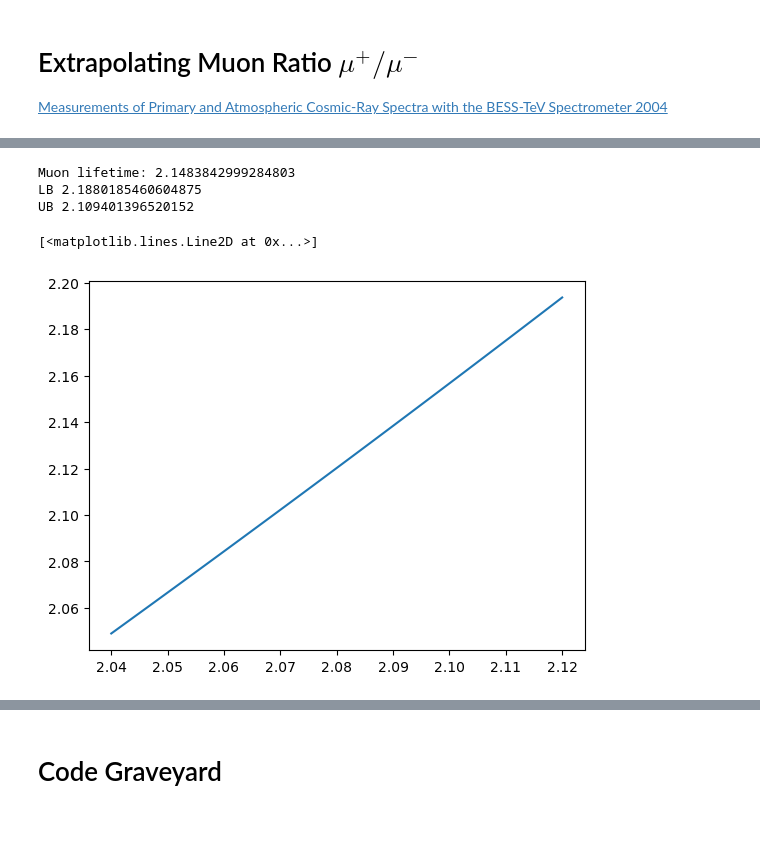
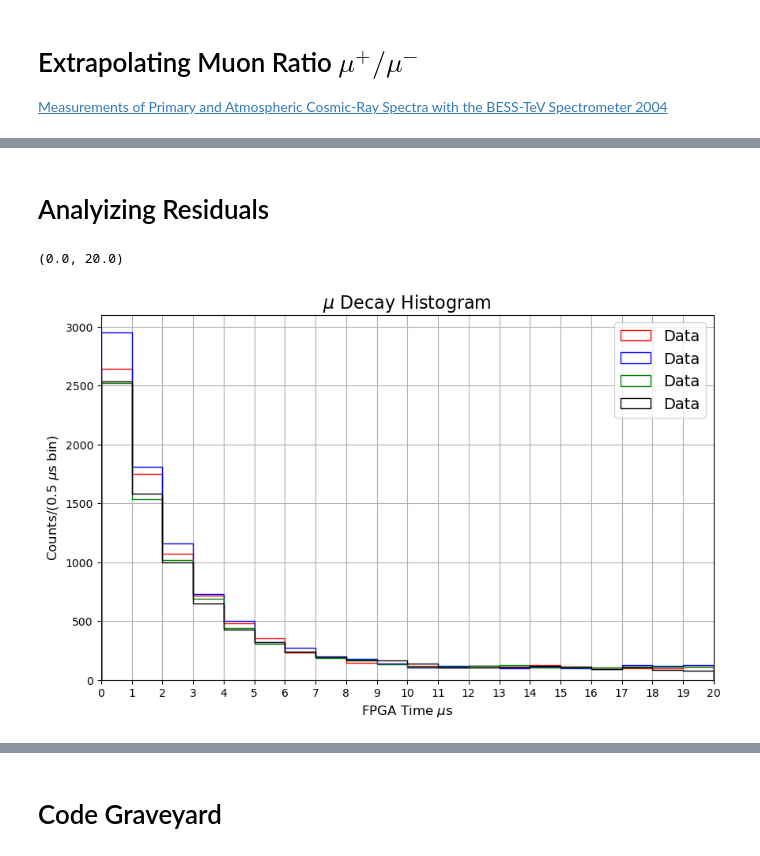
Before and after one commit to KyleTaft/PHY451_Muon_Fall2024, a Jupyter notebook: muon.ipynb, the cells around one changed output, grey strips where cells are left out. Saved outputs shown, nothing was run; the diff lists cells and outputs as text; code cells hidden in the pictures; blank space fills up the shorter version.

```diff
--- a/muon.ipynb
+++ b/muon.ipynb
@@ -19,22 +19,21 @@ def exp(x, N, t, C):
 # %% [markdown]
 ### Reading the data
 # %%
-# Read in data
-# data = np.loadtxt('24-10-17-11-11.data')
-data1 = pd.read_csv('24-10-17-20-58.data', sep=' ', header=None, names=['dt', 'time'], dtype={'dt': np.float64, 'time': np.int64})
-# data2 = pd.read_csv('24-10-23-18-15.data', sep=' ', header=None, names=['dt', 'time'], dtype={'dt': np.float64, 'time': np.int64})
+# Read in data (https://drive.google.com/drive/folders/1gEXcQ7vt2-g9hFsCkuCPHfhVXzkUG1NC?usp=drive_link)
+data1 = pd.read_csv('muon_accumulation_10_17_to_10_23_2024.data', sep=' ', header=None, names=['dt', 'time'], dtype={'dt': np.float64, 'time': np.int64})
+data2 = pd.read_csv('muon_accumulation_10_23_to_10_29_2024.data', sep=' ', header=None, names=['dt', 'time'], dtype={'dt': np.float64, 'time': np.int64})
 data3 = pd.read_csv('muon_accumulation_10_31_to_11_5_2024.data', sep=' ', header=None, names=['dt', 'time'], dtype={'dt': np.float64, 'time': np.int64})
-# data3 = data3[(data3['time']- data3['time'].min())>30*60*60]
-# data3 = data3[(data3['time']- data3['time'].min())<90*60*60]
+data4 = pd.read_csv('muon_accumulation_11_7_to_11_12_2024.data', sep=' ', header=None, names=['dt', 'time'], dtype={'dt': np.float64, 'time': np.int64})
 
 
-data = pd.concat([data1, data3])
-# data = data3
+# # Time cuts to the data
+data1 = data1[(data1['time']- data1['time'].min())>30*60*60]
+data2 = data2[(data2['time']- data2['time'].min())<115*60*60]
+data3 = data3[(data3['time']- data3['time'].min())>15*60*60]
+data4 = data4[(data4['time']- data4['time'].min())>20*60*60]
 
-data['time'] = data['time']- data['time'].min()
-# data['dt'] = np.log(data['dt'])
-# time_gate = data['time']>30*60*60
-# data = data[time_gate]
+# Exclude data2
+data = pd.concat([data1,data3,data4])
 # %% [markdown]
 ### Fit and Plot
 # %%
@@ -172,35 +129,19 @@ plt.savefig('muon_PH451_fig9.jpg', dpi=400)
 [figure]
-# %%
-# ratio = log_func(0.12011, *params)
-ratio = 1.15
-# print(ratio)
-def t_obs(t_pos,t_neg,ratio):
-    return (1+ratio)*(t_neg * t_pos)/(t_pos + ratio*t_neg)
-
-
-def ratio_obs(t_pos,t_neg,t_obs):
-    return (t_neg-t_obs)/(t_pos - t_obs) * -t_pos/t_neg
-
-
-def t_pos(t_neg, t_obs, ratio):
-    return ratio/((1/t_obs)*(1+ratio)-(1/t_neg))
-
-
-print("Muon lifetime:",t_pos(2.028, popt[1], 1.28))
-print("LB", t_pos(2.028, np.sqrt(np.diag(pcov)[1])+popt[1], 1.28))
-print("UB", t_pos(2.028, -np.sqrt(np.diag(pcov)[1])+popt[1], 1.28))
-
-
-# print(t_obs(2.2, 2.0280, 1.33))
-# print(ratio_obs(2.197, 2.028, 2.123))
-# print(params)
-
-ratios = np.linspace(0.9, 1.5, 100)
-t_obs_vals = np.linspace(2.04, 2.12, 100)
-plt.plot(t_obs_vals, t_pos(2.028, t_obs_vals, 1.35))
-# %% [output]
-Muon lifetime: 2.1483842999284803
-LB 2.1880185460604875
-UB 2.109401396520152
-[<matplotlib.lines.Line2D at 0x...>]
-[figure, removed]
+# %% [markdown]
+# Analyizing Residuals
+# %%
+plt.figure(figsize=(10, 6))
+hist1 = plt.hist(data1['dt'][data1['dt']<20000]/1000, bins=20, histtype='step', range = (0, 20), linewidth=1, label='Data', color="red")
+hist2 = plt.hist(data2['dt'][data2['dt']<20000]/1000, bins=20, histtype='step', range = (0, 20), linewidth=1, label='Data', color="blue")
+hist3 = plt.hist(data3['dt'][data3['dt']<20000]/1000, bins=20, histtype='step', range = (0, 20), linewidth=1, label='Data', color="green")
+hist4 = plt.hist(data4['dt'][data4['dt']<20000]/1000, bins=20, histtype='step', range = (0, 20), linewidth=1, label='Data', color="black")
+plt.xticks(np.arange(0, 21, 1));
+plt.grid()
+plt.xlabel('FPGA Time $\mu$s',fontsize=12)
+plt.ylabel('Counts/(0.5 $\mu$s bin)', fontsize=12)
+plt.legend(fontsize=14)
+plt.title("$\mu$ Decay Histogram", fontsize=16)
+plt.xlim(0, 20)
+# %% [output]
+(0.0, 20.0)
+[figure, added]
```
Also changed, not shown: parts of 9 cells of this notebook, 18 other files.
